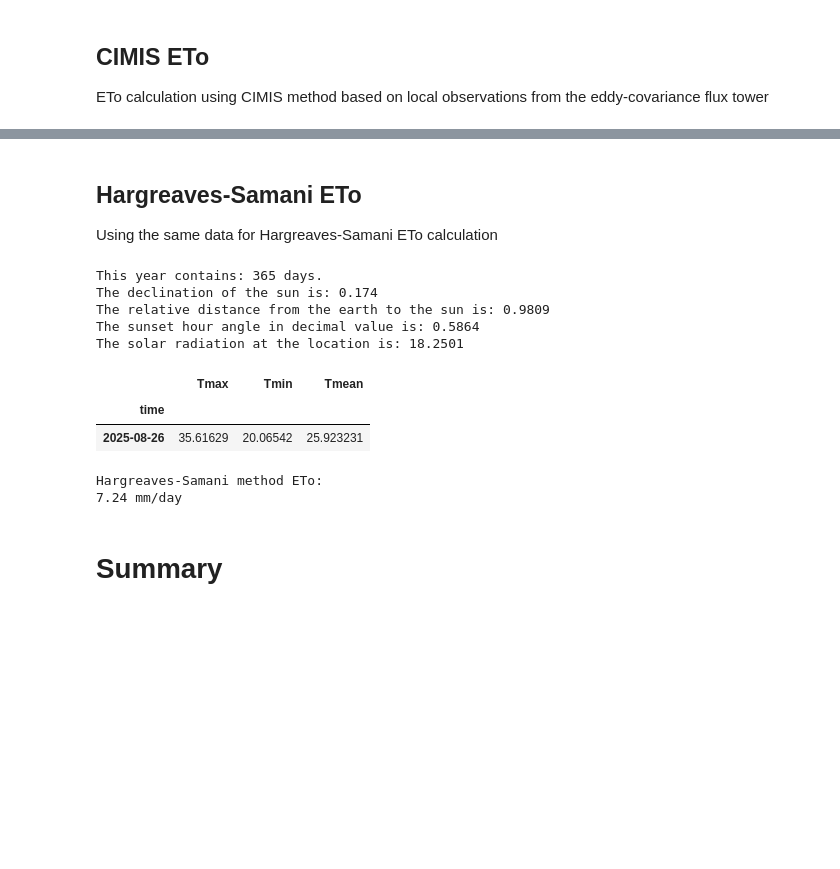
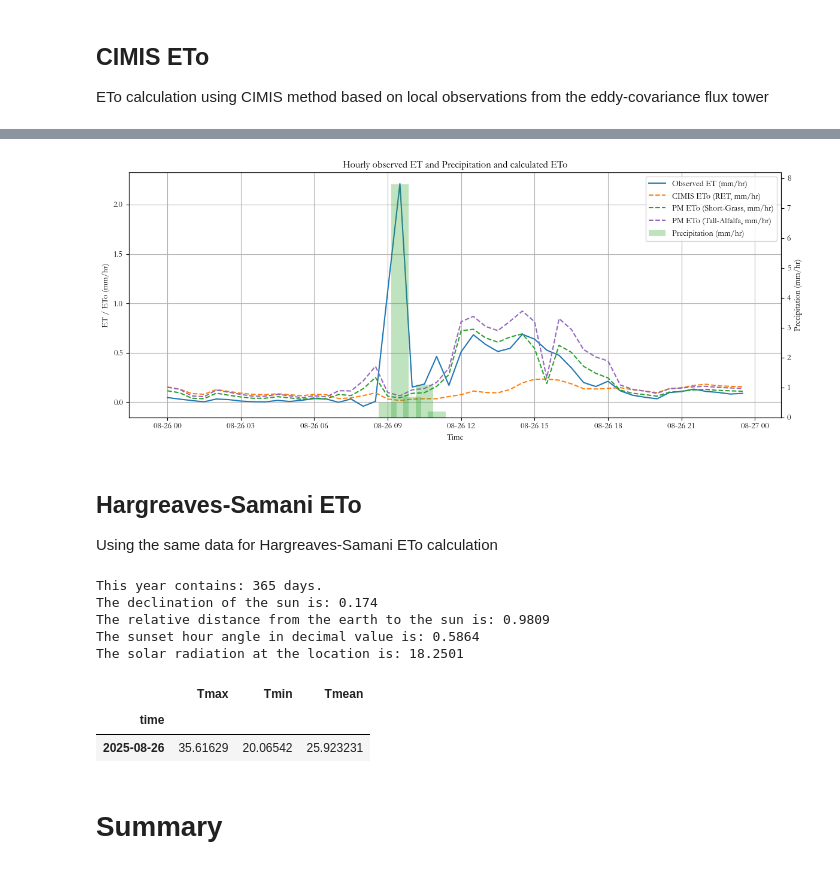
Before and after one commit to RuiGao9/ET_Learning_Notes, a Jupyter notebook: main.ipynb, the cells around one changed output, grey strips where cells are left out. Saved outputs shown, nothing was run; the diff lists cells and outputs as text; code cells hidden in the pictures; blank space fills up the shorter version.

```diff
--- a/main.ipynb
+++ b/main.ipynb
@@ -103,0 +93,7 @@ Freq: D, Name: ETo_mm_day, dtype: float64
+# %%
+# ---- Run it (short reference grass by default) ----
+df_hourly_pm_short, eto_daily_pm_short = compute_eto_hourly_and_daily(df_hourly_cimis, reference="short")
+
+# Inspect:
+df_hourly_pm_short[['PM-ETo_hourly_mm']].head()
+eto_daily_pm_short
@@ -103,0 +104,6 @@ Freq: D, Name: ETo_mm_day, dtype: float64
+# %%
+df_hourly_pm_tall, eto_daily_pm_tall = compute_eto_hourly_and_daily(df_hourly_cimis, reference="tall")
+
+# Inspect:
+df_hourly_pm_tall[['PM-ETo_hourly_mm']].head()
+eto_daily_pm_tall
@@ -103,0 +114,4 @@ Freq: D, Name: ETo_mm_day, dtype: float64
+# %%
+df_hourly_cimis['CIMIS-ETo'] = df_hourly_cimis['RET_mm_hr']
+df_hourly_cimis['PM-ETo-Short'] = df_hourly_pm_short['PM-ETo_hourly_mm']
+df_hourly_cimis['PM-ETo-Tall'] = df_hourly_pm_tall['PM-ETo_hourly_mm']
@@ -155,3 +168,43 @@ plt.show()
+# %%
+import matplotlib.pyplot as plt
+
+# Set Garamond font globally
+plt.rcParams['font.family'] = 'Garamond'
+
+# Merge relevant columns into a single DataFrame for plotting
+df_plot = df_hourly_cimis.copy()
+
+# Drop rows where any of the three are missing
+df_plot = df_plot[['CIMIS-ETo', 'PM-ETo-Short', 'PM-ETo-Tall', 'ET_mm', 'P_mm']].dropna()
+
+# Create figure and axis
+fig, ax1 = plt.subplots(figsize=(12, 5))
+
+# Plot ET and ETo on primary y-axis
+ax1.plot(df_plot.index, df_plot['ET_mm'], label='Observed ET (mm/hr)', color='tab:blue', linewidth=1.5)
+ax1.plot(df_plot.index, df_plot['CIMIS-ETo'], label='CIMIS ETo (RET, mm/hr)', color='tab:orange', linestyle='--', linewidth=1.5)
+ax1.plot(df_plot.index, df_plot['PM-ETo-Short'], label='PM ETo (Short-Grass, mm/hr)', color='tab:green', linestyle='--', linewidth=1.5)
+ax1.plot(df_plot.index, df_plot['PM-ETo-Tall'], label='PM ETo (Tall-Alfalfa, mm/hr)', color='tab:purple', linestyle='--', linewidth=1.5)
+ax1.set_ylabel("ET / ETo (mm/hr)")
+ax1.set_xlabel("Time")
+ax1.grid(True)
+
+# Create secondary y-axis for precipitation
+ax2 = ax1.twinx()
+ax2.bar(df_plot.index, df_plot['P_mm'], width=0.03, label='Precipitation (mm/hr)', color='tab:green', alpha=0.3)
+ax2.set_ylabel("Precipitation (mm/hr)")
+
+# Combine legends from both axes
+lines_1, labels_1 = ax1.get_legend_handles_labels()
+lines_2, labels_2 = ax2.get_legend_handles_labels()
+ax1.legend(lines_1 + lines_2, labels_1 + labels_2, loc='upper right')
+
+# Final layout
+plt.title("Hourly observed ET and Precipitation and calculated ETo")
+plt.tight_layout()
+plt.show()
+# %% [output]
+[figure, added]
 # %% [markdown]
 ## Hargreaves-Samani ETo
 Using the same data for Hargreaves-Samani ETo calculation
@@ -165,7 +218,7 @@ latitude_deg = 37.355249
 DOY = doy(Year,Month,Day)
 Ra = solar_radiation(latitude_deg, DOY, Year, "YES")
 
-df_daily_temp = df_hourly.resample("D").agg(
+df_daily_temp = df_hourly_cimis.resample("D").agg(
     Tmax=('T_C', 'max'),
     Tmin=('T_C', 'min'),
     Tmean=('T_C', 'mean')
@@ -181,8 +234,6 @@ The solar radiation at the location is: 18.2501
 |  | Tmax | Tmin | Tmean |
 | time |  |  |  |
 | 2025-08-26 | 35.61629 | 20.06542 | 25.923231 |
-Hargreaves-Samani method ETo:
-7.24 mm/day
 # %% [markdown]
 # Summary
 # %%
```
Also changed, not shown: parts of 12 cells of this notebook, 1 other file.
